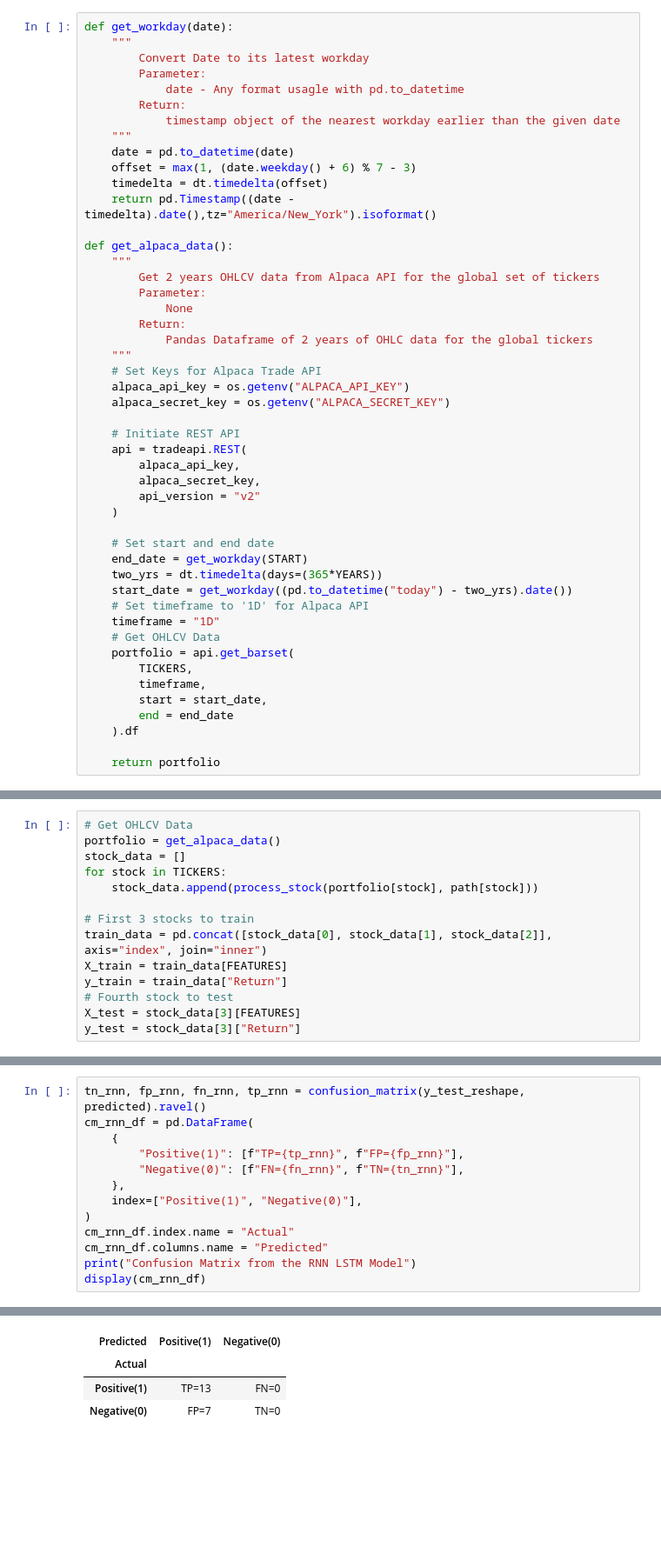
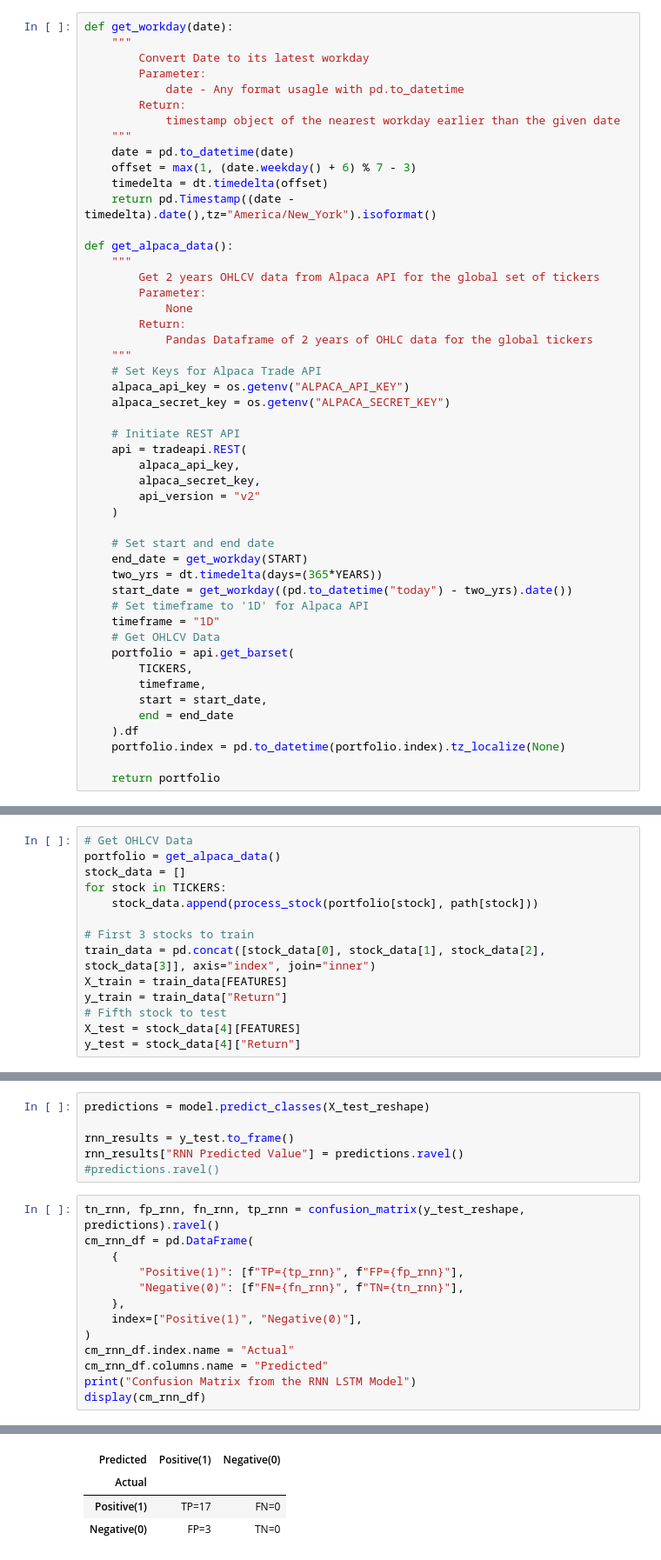
Before and after one commit to tsanpitak/Project_2, a Jupyter notebook: Integrated.ipynb, the cells around one changed output, grey strips where cells are left out. Shown at 87% size. Cells and saved outputs as stored; diff of their text form; blank space fills up the shorter version.

```diff
--- a/Integrated.ipynb
+++ b/Integrated.ipynb
@@ -81,6 +81,7 @@ def get_alpaca_data():
         start = start_date,
         end = end_date
     ).df
+    portfolio.index = pd.to_datetime(portfolio.index).tz_localize(None)
 
     return portfolio
 # %%
@@ -216,12 +217,12 @@ for stock in TICKERS:
     stock_data.append(process_stock(portfolio[stock], path[stock]))
 
 # First 3 stocks to train
-train_data = pd.concat([stock_data[0], stock_data[1], stock_data[2]], axis="index", join="inner")
+train_data = pd.concat([stock_data[0], stock_data[1], stock_data[2], stock_data[3]], axis="index", join="inner")
 X_train = train_data[FEATURES]
 y_train = train_data["Return"]
-# Fourth stock to test
-X_test = stock_data[3][FEATURES]
-y_test = stock_data[3]["Return"]
+# Fifth stock to test
+X_test = stock_data[4][FEATURES]
+y_test = stock_data[4]["Return"]
 # %%
 # NuSVM
 from sklearn.svm import NuSVC
@@ -355,19 +354,25 @@ predicted.shape
+# %%
+predictions = model.predict_classes(X_test_reshape)
+
+rnn_results = y_test.to_frame()
+rnn_results["RNN Predicted Value"] = predictions.ravel()
+#predictions.ravel()
 # %%
-tn_rnn, fp_rnn, fn_rnn, tp_rnn = confusion_matrix(y_test_reshape, predicted).ravel()
+tn_rnn, fp_rnn, fn_rnn, tp_rnn = confusion_matrix(y_test_reshape, predictions).ravel()
 cm_rnn_df = pd.DataFrame(
     {
         "Positive(1)": [f"TP={tp_rnn}", f"FP={fp_rnn}"],
         "Negative(0)": [f"FN={fn_rnn}", f"TN={tn_rnn}"],
     },
     index=["Positive(1)", "Negative(0)"],
 )
 cm_rnn_df.index.name = "Actual"
 cm_rnn_df.columns.name = "Predicted"
 print("Confusion Matrix from the RNN LSTM Model")
 display(cm_rnn_df)
 # %% [output]
 Confusion Matrix from the RNN LSTM Model
 | Predicted | Positive(1) | Negative(0) |
 | Actual |  |  |
-| Positive(1) | TP=13 | FN=0 |
-| Negative(0) | FP=7 | TN=0 |
+| Positive(1) | TP=17 | FN=0 |
+| Negative(0) | FP=3 | TN=0 |
```
Also changed, not shown: parts of 7 cells of this notebook.
